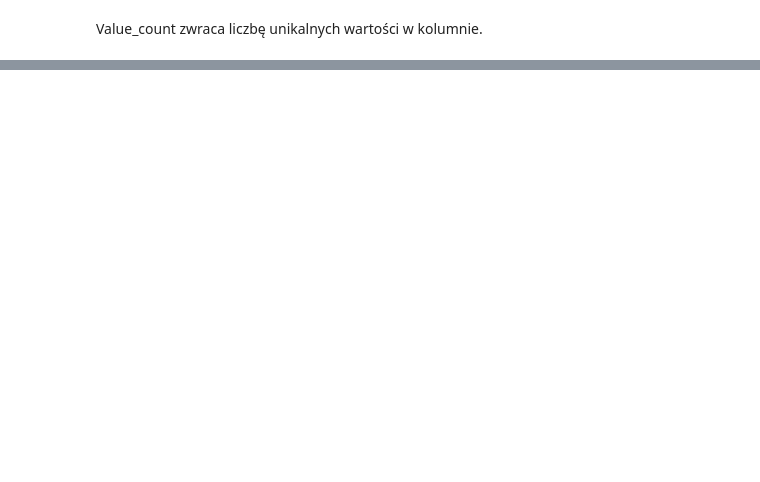
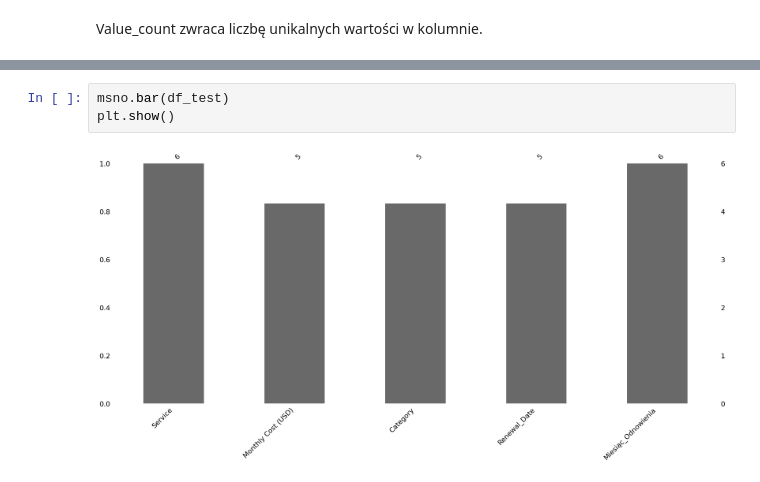
Before and after one commit to seweryn-mlodawski/jupitery, a Jupyter notebook: practice_8.ipynb, the cells around one changed output, grey strips where cells are left out. Saved outputs shown, nothing was run; the diff lists cells and outputs as text; blank space fills up the shorter version.

```diff
--- a/practice_8.ipynb
+++ b/practice_8.ipynb
@@ -375,0 +599,5 @@ Successfully installed MarkupSafe-3.0.3 jinja2-3.1.6
+# %%
+msno.bar(df_test)
+plt.show()
+# %% [output]
+[figure, added]
```
Also changed, not shown: parts of 50 cells of this notebook, 6 other files.
